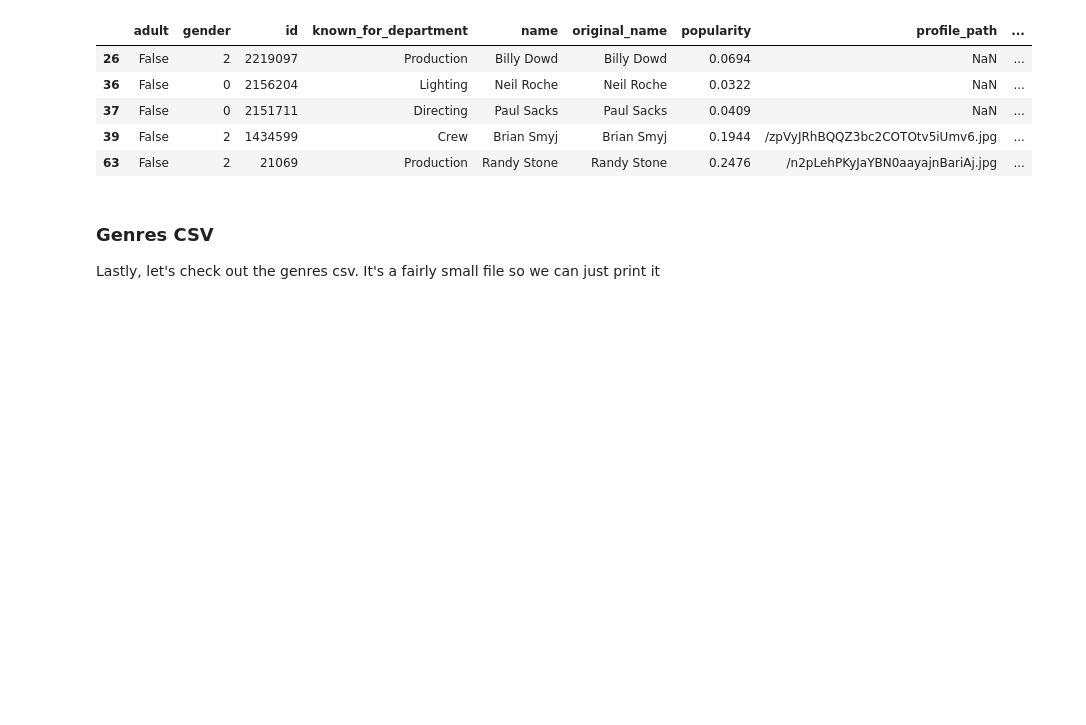
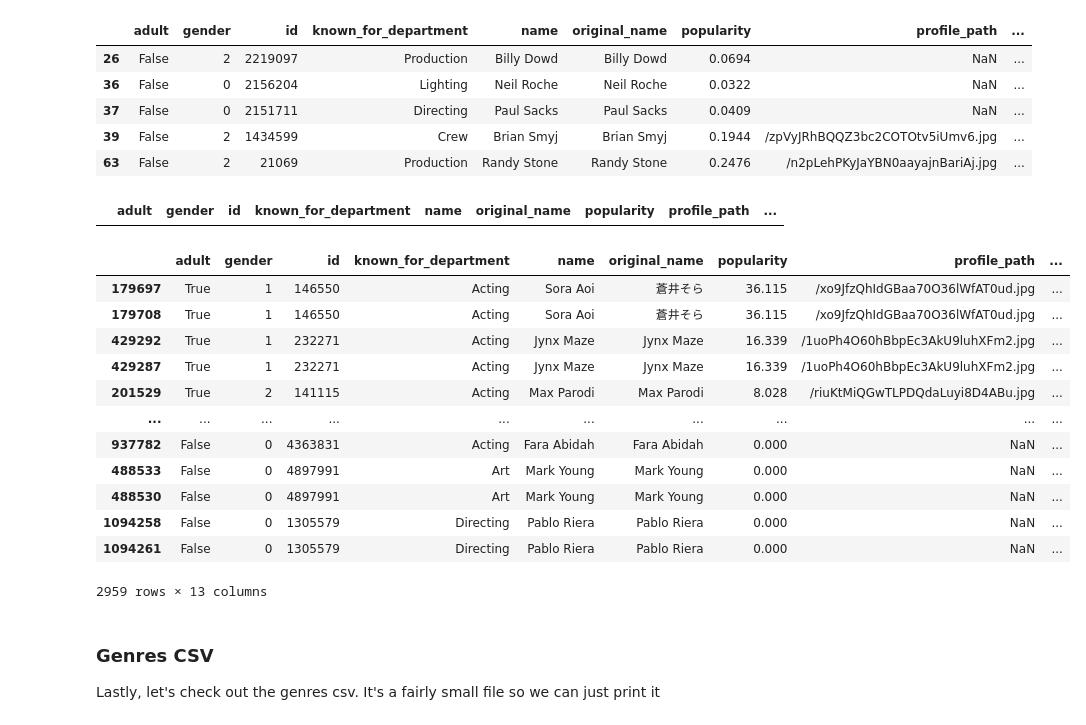
Before and after one commit to jacobjeffrey/tmdb-analytics, a Jupyter notebook: notebooks/movies_eda_2.ipynb, the cells around one changed output. Saved outputs shown, nothing was run; the diff lists cells and outputs as text; code cells hidden in the pictures; blank space fills up the shorter version.

```diff
--- a/notebooks/movies_eda_2.ipynb
+++ b/notebooks/movies_eda_2.ipynb
@@ -307,6 +310,28 @@ df_cast_nonactors.head()
 # %%
 # looks like non-actors seem to be casted as extras. because of this,
 # we can safely not include the known_for_department feature for now
+
+# duplicates check
+df_cast[df_cast.duplicated()]
+# %% [output]
+|  | adult | gender | id | known_for_department | name | original_name | popularity | profile_path | ... |
+# %%
+# let's see if some actors had multiple roles
+df_cast[df_cast.duplicated(["id", "movie_id"], keep=False)].sort_values(by="popularity", ascending=False)
+# %% [output]
+|  | adult | gender | id | known_for_department | name | original_name | popularity | profile_path | ... |
+| 179697 | True | 1 | 146550 | Acting | Sora Aoi | 蒼井そら | 36.115 | /xo9JfzQhIdGBaa70O36lWfAT0ud.jpg | ... |
+| 179708 | True | 1 | 146550 | Acting | Sora Aoi | 蒼井そら | 36.115 | /xo9JfzQhIdGBaa70O36lWfAT0ud.jpg | ... |
+| 429292 | True | 1 | 232271 | Acting | Jynx Maze | Jynx Maze | 16.339 | /1uoPh4O60hBbpEc3AkU9luhXFm2.jpg | ... |
+| 429287 | True | 1 | 232271 | Acting | Jynx Maze | Jynx Maze | 16.339 | /1uoPh4O60hBbpEc3AkU9luhXFm2.jpg | ... |
+| 201529 | True | 2 | 141115 | Acting | Max Parodi | Max Parodi | 8.028 | /riuKtMiQGwTLPDQdaLuyi8D4ABu.jpg | ... |
+| ... | ... | ... | ... | ... | ... | ... | ... | ... | ... |
+| 937782 | False | 0 | 4363831 | Acting | Fara Abidah | Fara Abidah | 0.000 | NaN | ... |
+| 488533 | False | 0 | 4897991 | Art | Mark Young | Mark Young | 0.000 | NaN | ... |
+| 488530 | False | 0 | 4897991 | Art | Mark Young | Mark Young | 0.000 | NaN | ... |
+| 1094258 | False | 0 | 1305579 | Directing | Pablo Riera | Pablo Riera | 0.000 | NaN | ... |
+| 1094261 | False | 0 | 1305579 | Directing | Pablo Riera | Pablo Riera | 0.000 | NaN | ... |
+2959 rows × 13 columns
 # %% [markdown]
 ### Genres CSV
 Lastly, let's check out the genres csv. It's a fairly small file so we can just print it
```
Also changed, not shown: parts of 7 cells of this notebook, 1 other file.
